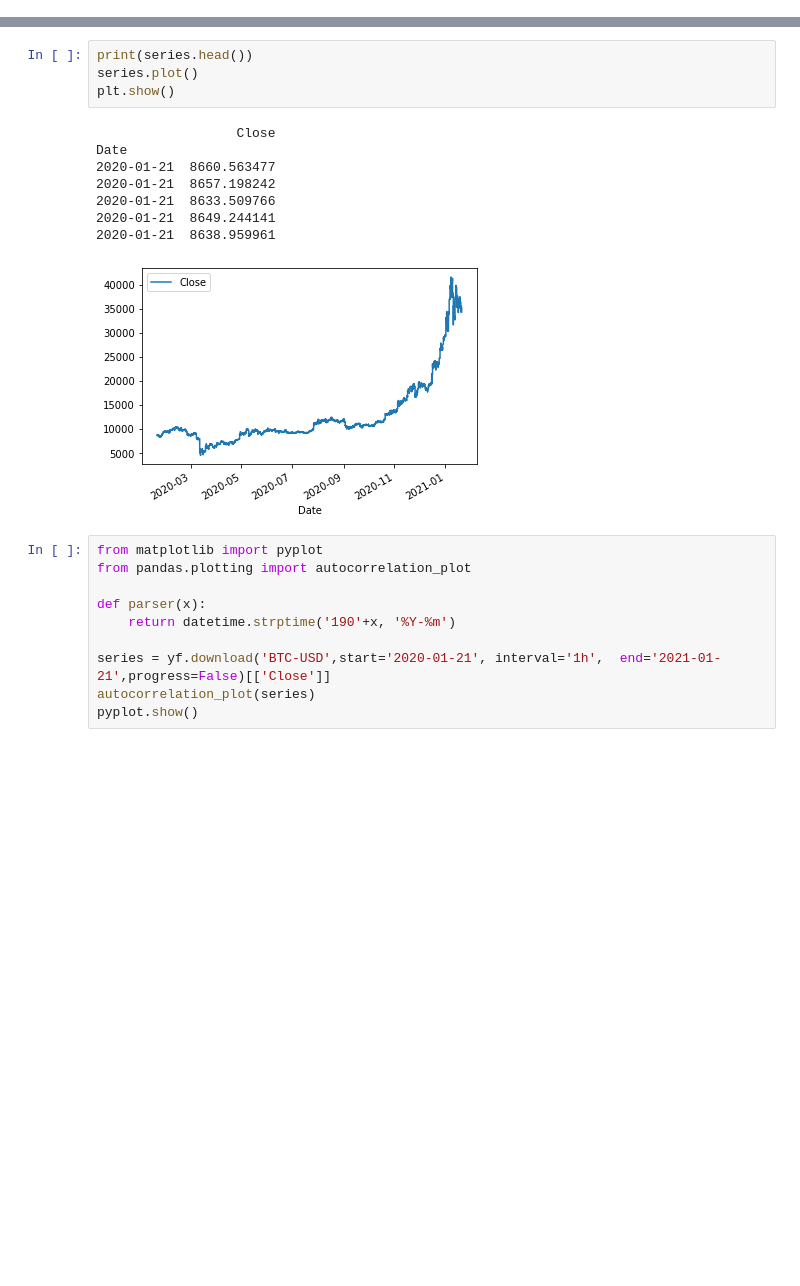
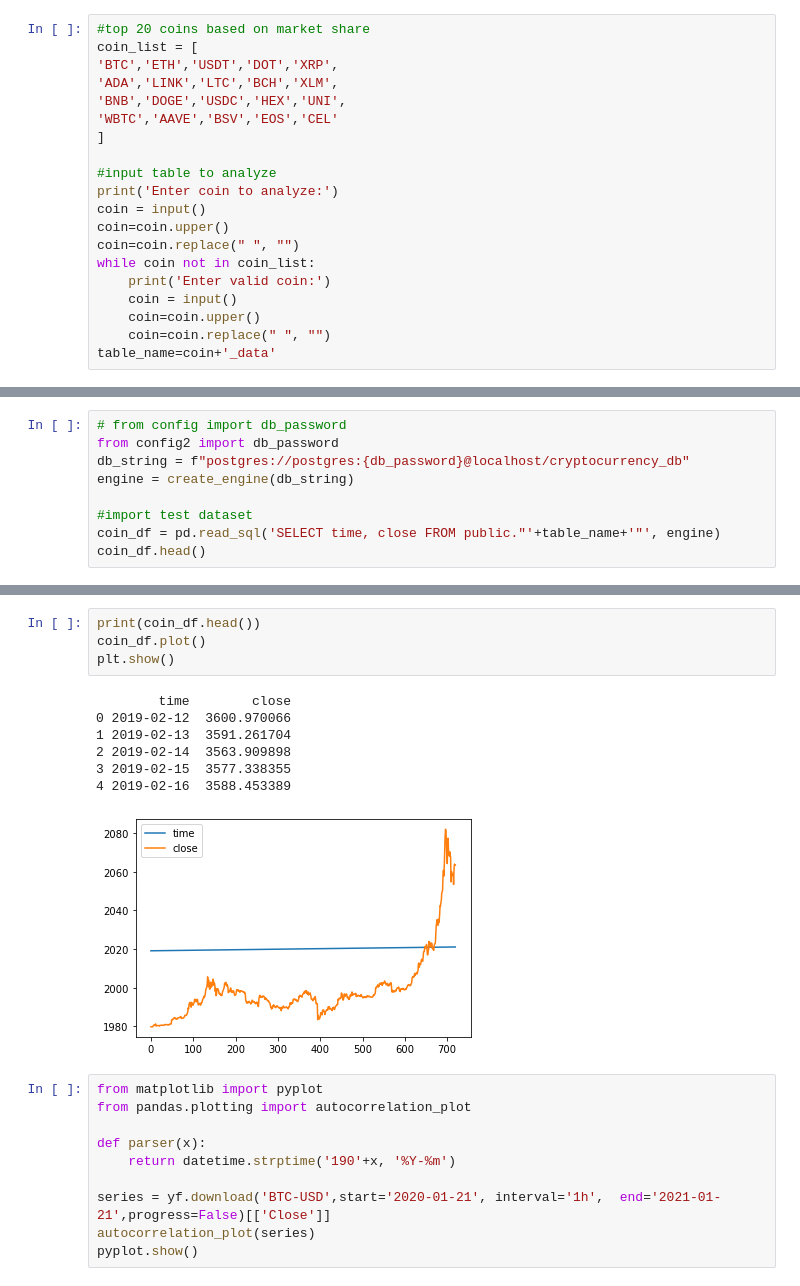
Before and after one commit to kanggg007/Cyptocurrency_project, a Jupyter notebook: Arima bitcoin.ipynb, the cells around one changed output, grey strips where cells are left out. Drawn from its saved outputs; the diff is of its cells as text; blank space fills up the shorter version.

```diff
--- a/Arima bitcoin.ipynb
+++ b/Arima bitcoin.ipynb
@@ -8,0 +11,20 @@ from sklearn.metrics import mean_squared_error
+# %%
+#top 20 coins based on market share
+coin_list = [
+'BTC','ETH','USDT','DOT','XRP',
+'ADA','LINK','LTC','BCH','XLM',
+'BNB','DOGE','USDC','HEX','UNI',
+'WBTC','AAVE','BSV','EOS','CEL'
+]
+
+#input table to analyze
+print('Enter coin to analyze:')
+coin = input()
+coin=coin.upper()
+coin=coin.replace(" ", "")
+while coin not in coin_list:
+    print('Enter valid coin:')
+    coin = input()
+    coin=coin.upper()
+    coin=coin.replace(" ", "")
+table_name=coin+'_data'
@@ -8,0 +34,9 @@ from sklearn.metrics import mean_squared_error
+# %%
+# from config import db_password
+from config2 import db_password
+db_string = f"postgres://postgres:{db_password}@localhost/cryptocurrency_db"
+engine = create_engine(db_string)
+
+#import test dataset
+coin_df = pd.read_sql('SELECT time, close FROM public."'+table_name+'"', engine)
+coin_df.head()
@@ -27,16 +62,15 @@ series.head()
 # %%
-print(series.head())
-series.plot()
+print(coin_df.head())
+coin_df.plot()
 plt.show()
 # %% [output]
-                  Close
-Date
-2020-01-21  8660.563477
-2020-01-21  8657.198242
-2020-01-21  8633.509766
-2020-01-21  8649.244141
-2020-01-21  8638.959961
+        time        close
+0 2019-02-12  3600.970066
+1 2019-02-13  3591.261704
+2 2019-02-14  3563.909898
+3 2019-02-15  3577.338355
+4 2019-02-16  3588.453389
-[figure, old version]
+[figure, new version]
 # %%
 from matplotlib import pyplot
 from pandas.plotting import autocorrelation_plot
```
Also changed, not shown: parts of 4 cells of this notebook, 1 other file.
